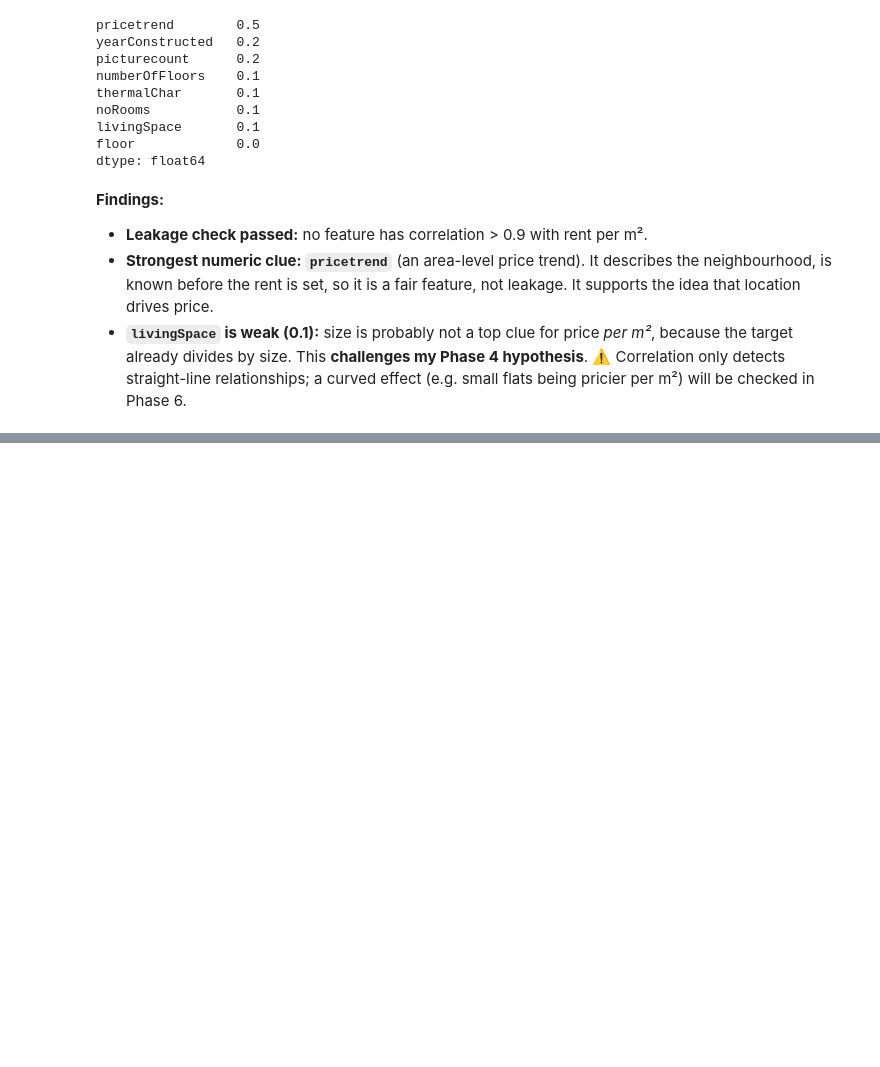
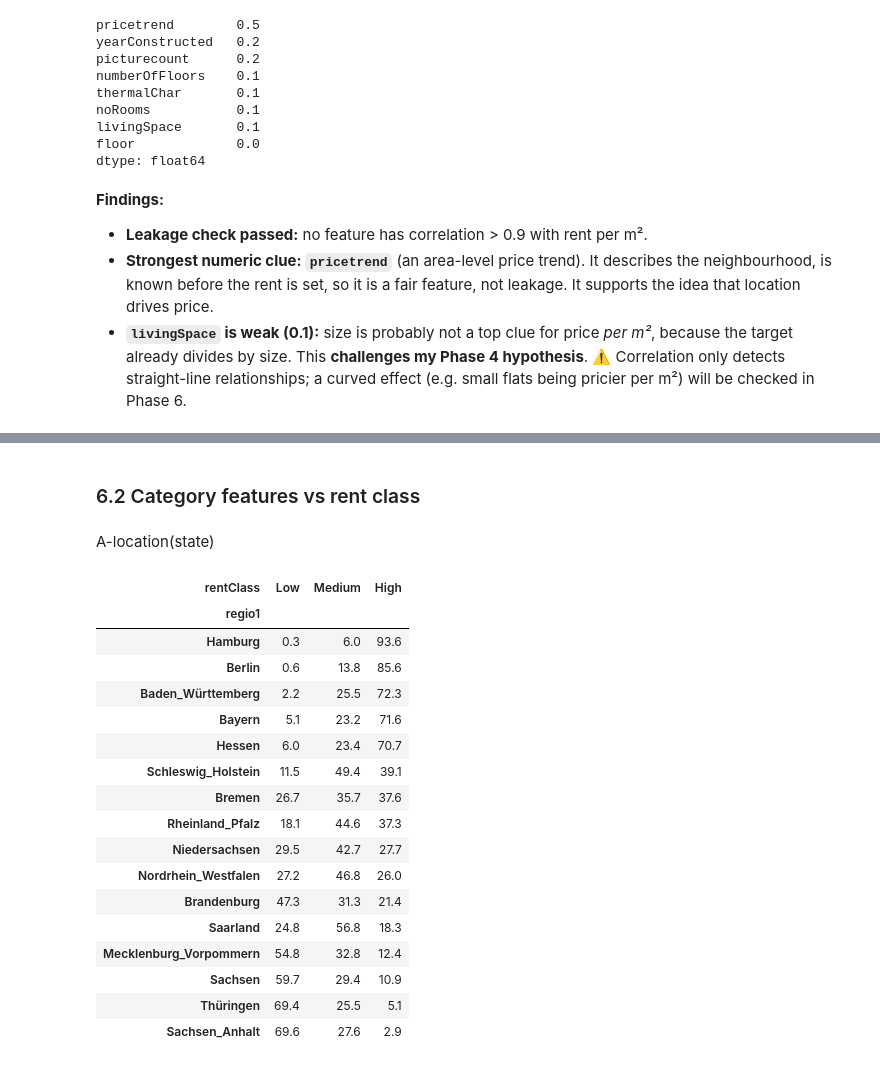
Before and after one commit to ihanmx/Rental_Datasert_study, a Jupyter notebook: notebooks/01_rental_classification.ipynb, the cells around one changed output, grey strips where cells are left out. Saved outputs shown, nothing was run; the diff lists cells and outputs as text; code cells hidden in the pictures; blank space fills up the shorter version.

```diff
--- a/notebooks/01_rental_classification.ipynb
+++ b/notebooks/01_rental_classification.ipynb
@@ -1049,0 +1106,25 @@ dtype: float64
+# %% [markdown]
+### 6.2 Category features vs rent class
+# %% [markdown]
+A-location(state)
+# %%
+class_shares("regio1").sort_values("High", ascending=False)
+# %% [output]
+| rentClass | Low | Medium | High |
+| regio1 |  |  |  |
+| Hamburg | 0.3 | 6.0 | 93.6 |
+| Berlin | 0.6 | 13.8 | 85.6 |
+| Baden_Württemberg | 2.2 | 25.5 | 72.3 |
+| Bayern | 5.1 | 23.2 | 71.6 |
+| Hessen | 6.0 | 23.4 | 70.7 |
+| Schleswig_Holstein | 11.5 | 49.4 | 39.1 |
+| Bremen | 26.7 | 35.7 | 37.6 |
+| Rheinland_Pfalz | 18.1 | 44.6 | 37.3 |
+| Niedersachsen | 29.5 | 42.7 | 27.7 |
+| Nordrhein_Westfalen | 27.2 | 46.8 | 26.0 |
+| Brandenburg | 47.3 | 31.3 | 21.4 |
+| Saarland | 24.8 | 56.8 | 18.3 |
+| Mecklenburg_Vorpommern | 54.8 | 32.8 | 12.4 |
+| Sachsen | 59.7 | 29.4 | 10.9 |
+| Thüringen | 69.4 | 25.5 | 5.1 |
+| Sachsen_Anhalt | 69.6 | 27.6 | 2.9 |
```
Also changed, not shown: parts of 11 cells of this notebook, 1 other file.
